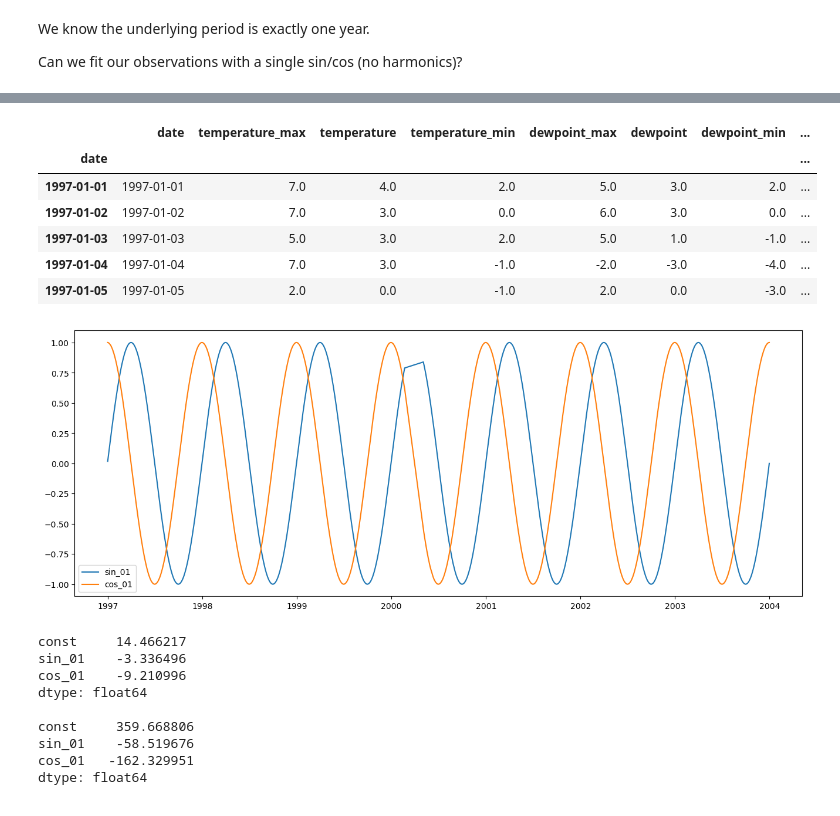
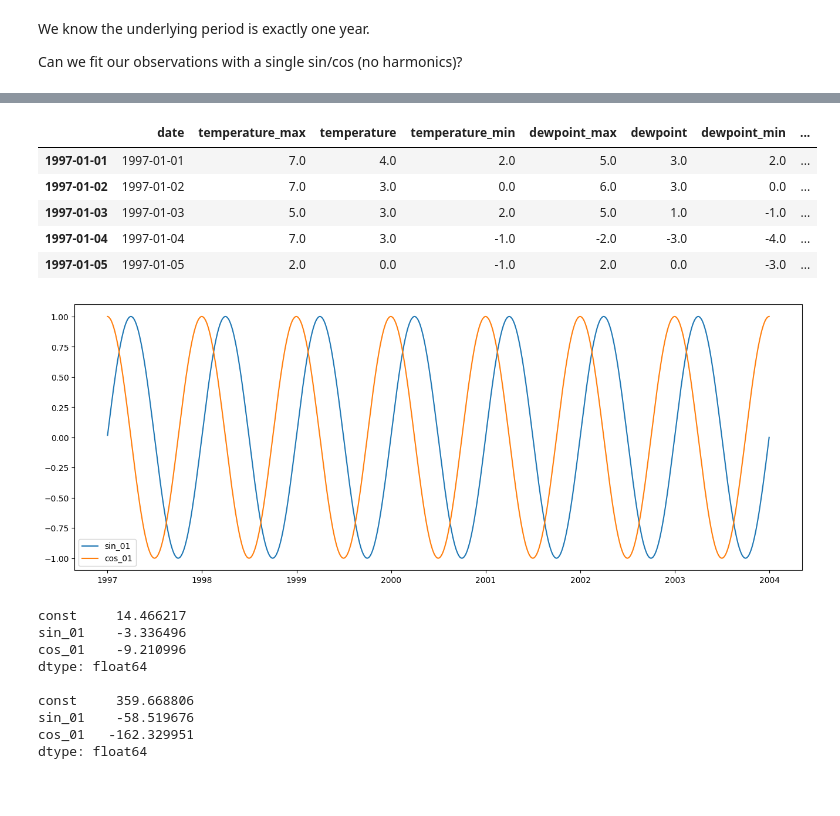
Before and after one commit to rkraig/DLA, a Jupyter notebook: 202008_codingChallenges/20200904_madrid/madridWeather.ipynb, the cells around one changed output, grey strips where cells are left out. Drawn from its saved outputs; the diff is of its cells as text; code cells hidden in the pictures.

```diff
--- a/202008_codingChallenges/20200904_madrid/madridWeather.ipynb
+++ b/202008_codingChallenges/20200904_madrid/madridWeather.ipynb
@@ -68,7 +79,11 @@ print(len(df),len(test_df))
 dfD = df.set_index('date',drop=False)
 dfFull = pd.DataFrame(index=pd.date_range(start=df.date.min(),end=df.date.max()),columns=df.columns)
 dfFull.update(dfD)
-dfFull.date = pd.date_range(start=df.date.min(),end=df.date.max())   # not sure why this one doesn't update like the others
+dfFull.date = pd.date_range(start=df.date.min(),end=df.date.max())
+for col in dfFull:
+    dfFull[col] = dfFull[col].astype('float64' if dfD[col].dtype in ['int64'] else dfD[col].dtype)
+dfFull['DOY'] = (dfFull.date.dt.dayofyear / (365+dfFull.date.dt.is_leap_year)) # as decimal in (0,1]
+dfFull['Year_f'] = dfFull.date.dt.year + dfFull.DOY
 # %%
 dfFull.iloc[1143:1152]
 # %% [output]
@@ -336,22 +391,21 @@ Can we fit our observations with a single sin/cos (no harmonics)?
 # %%
 maxFreq=10
 for freq in range(1,1+maxFreq):
-    dfD['sin_%02d'%freq] = np.sin(2*np.pi*dfD.DOY*freq)
-    dfD['cos_%02d'%freq] = np.cos(2*np.pi*dfD.DOY*freq)
+    dfFull['sin_%02d'%freq] = np.sin(2*np.pi*dfFull.DOY*freq)
+    dfFull['cos_%02d'%freq] = np.cos(2*np.pi*dfFull.DOY*freq)
 # %%
-dfD.head()
+dfFull.head()
 # %% [output]
 |  | date | temperature_max | temperature | temperature_min | dewpoint_max | dewpoint | dewpoint_min | ... |
-| date |  |  |  |  |  |  |  | ... |
 | 1997-01-01 | 1997-01-01 | 7.0 | 4.0 | 2.0 | 5.0 | 3.0 | 2.0 | ... |
 | 1997-01-02 | 1997-01-02 | 7.0 | 3.0 | 0.0 | 6.0 | 3.0 | 0.0 | ... |
 | 1997-01-03 | 1997-01-03 | 5.0 | 3.0 | 2.0 | 5.0 | 1.0 | -1.0 | ... |
 | 1997-01-04 | 1997-01-04 | 7.0 | 3.0 | -1.0 | -2.0 | -3.0 | -4.0 | ... |
 | 1997-01-05 | 1997-01-05 | 2.0 | 0.0 | -1.0 | 2.0 | 0.0 | -3.0 | ... |
 # %%
-plot_series([dfD[dfD.date.dt.year<2004].sin_01,dfD[dfD.date.dt.year<2004].cos_01],None)
+plot_series([dfFull[dfFull.date.dt.year<2004].sin_01,dfFull[dfFull.date.dt.year<2004].cos_01],None)
 # %% [output]
-[figure, old version]
+[figure, new version]
 # %%
 # Fit 10 models, up to maxFreq=10
 sm_seasModel = [None]
```
Also changed, not shown: parts of 99 cells of this notebook.
